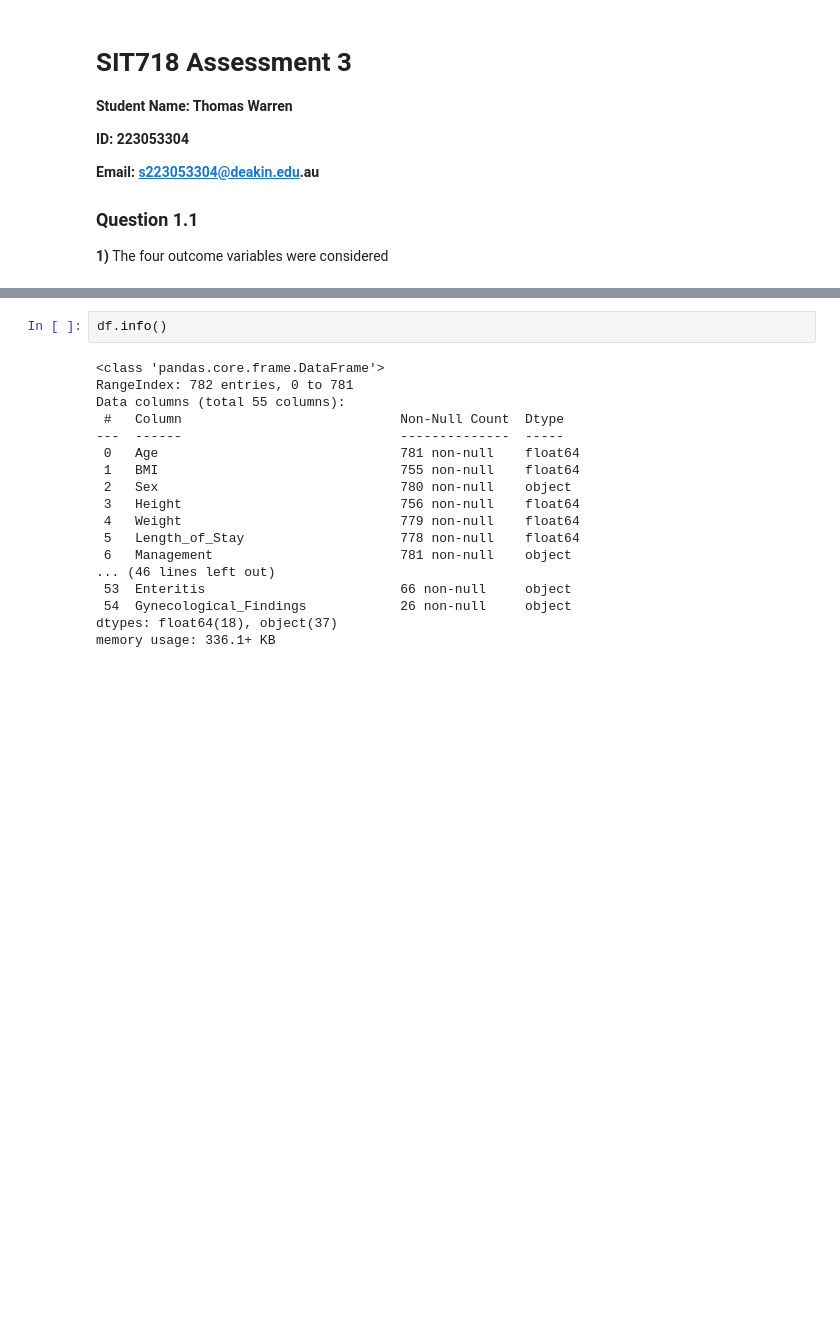
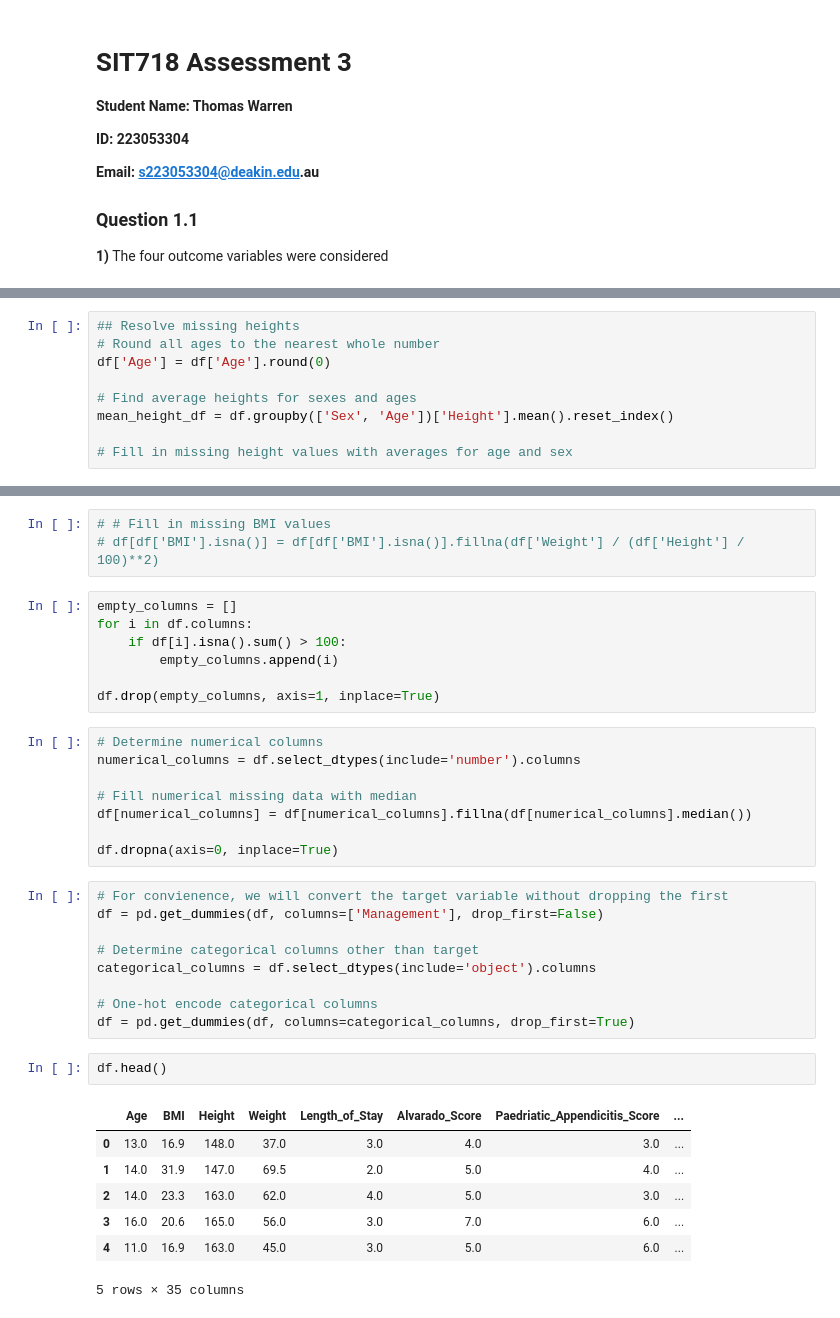
Before and after one commit to twar9432/Assignment-1, a Jupyter notebook: notebooks/Assignment 1.ipynb, the cells around one changed output, grey strips where cells are left out. Saved outputs shown, nothing was run; the diff lists cells and outputs as text; blank space fills up the shorter version.

Commit message:
Use shortcut fillna() for missing values, to return to later

```diff
--- a/notebooks/Assignment 1.ipynb
+++ b/notebooks/Assignment 1.ipynb
@@ -105,0 +150,9 @@ len(empty_columns)
+# %%
+## Resolve missing heights
+# Round all ages to the nearest whole number
+df['Age'] = df['Age'].round(0)
+
+# Find average heights for sexes and ages
+mean_height_df = df.groupby(['Sex', 'Age'])['Height'].mean().reset_index()
+
+# Fill in missing height values with averages for age and sex
@@ -106,20 +179,37 @@ len(empty_columns)
+# %%
+# # Fill in missing BMI values
+# df[df['BMI'].isna()] = df[df['BMI'].isna()].fillna(df['Weight'] / (df['Height'] / 100)**2)
+# %%
+empty_columns = []
+for i in df.columns:
+    if df[i].isna().sum() > 100:
+        empty_columns.append(i)
+
+df.drop(empty_columns, axis=1, inplace=True)
+# %%
+# Determine numerical columns
+numerical_columns = df.select_dtypes(include='number').columns
+
+# Fill numerical missing data with median
+df[numerical_columns] = df[numerical_columns].fillna(df[numerical_columns].median())
+
+df.dropna(axis=0, inplace=True)
+# %%
+# For convienence, we will convert the target variable without dropping the first
+df = pd.get_dummies(df, columns=['Management'], drop_first=False)
+
+# Determine categorical columns other than target
+categorical_columns = df.select_dtypes(include='object').columns
+
+# One-hot encode categorical columns
+df = pd.get_dummies(df, columns=categorical_columns, drop_first=True)
 # %%
-df.info()
+df.head()
 # %% [output]
+|  | Age | BMI | Height | Weight | Length_of_Stay | Alvarado_Score | Paedriatic_Appendicitis_Score | ... |
+| 0 | 13.0 | 16.9 | 148.0 | 37.0 | 3.0 | 4.0 | 3.0 | ... |
+| 1 | 14.0 | 31.9 | 147.0 | 69.5 | 2.0 | 5.0 | 4.0 | ... |
+| 2 | 14.0 | 23.3 | 163.0 | 62.0 | 4.0 | 5.0 | 3.0 | ... |
+| 3 | 16.0 | 20.6 | 165.0 | 56.0 | 3.0 | 7.0 | 6.0 | ... |
+| 4 | 11.0 | 16.9 | 163.0 | 45.0 | 3.0 | 5.0 | 6.0 | ... |
-<class 'pandas.core.frame.DataFrame'>
-RangeIndex: 782 entries, 0 to 781
-Data columns (total 55 columns):
- #   Column                            Non-Null Count  Dtype
----  ------                            --------------  -----
- 0   Age                               781 non-null    float64
- 1   BMI                               755 non-null    float64
- 2   Sex                               780 non-null    object
- 3   Height                            756 non-null    float64
- 4   Weight                            779 non-null    float64
- 5   Length_of_Stay                    778 non-null    float64
- 6   Management                        781 non-null    object
-... (46 lines left out)
- 53  Enteritis                         66 non-null     object
- 54  Gynecological_Findings            26 non-null     object
-dtypes: float64(18), object(37)
-memory usage: 336.1+ KB
+5 rows × 35 columns
```
Also changed, not shown: parts of 20 cells of this notebook, 1 other file.
